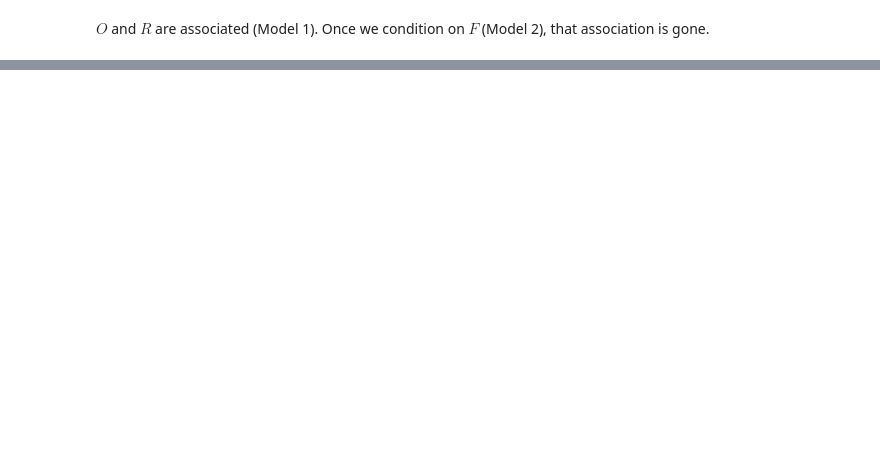
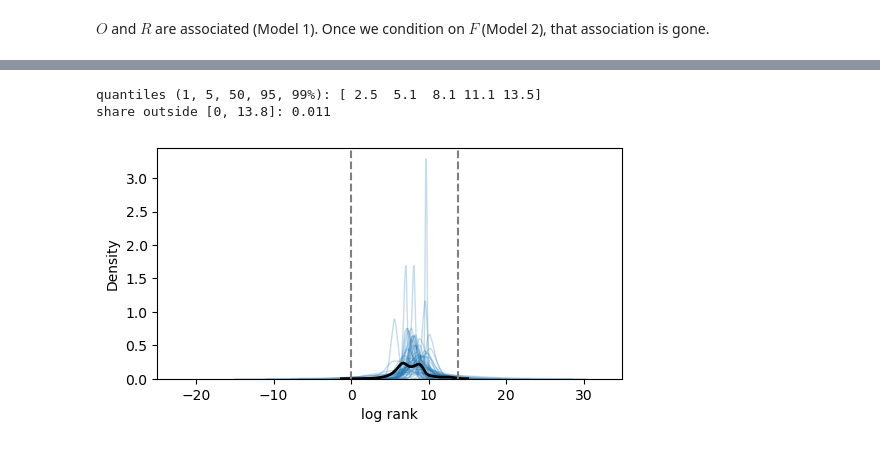
Before and after one commit to marobinette/bayesian_statistics, a Jupyter notebook: portfolio/3/portfolio.ipynb, the cells around one changed output, grey strips where cells are left out. Saved outputs shown, nothing was run; the diff lists cells and outputs as text; code cells hidden in the pictures; blank space fills up the shorter version.

Commit message:
prior predictive done

```diff
--- a/portfolio/3/portfolio.ipynb
+++ b/portfolio/3/portfolio.ipynb
@@ -244,0 +333,52 @@ fit2.summary()
+# %%
+prior_predictive_stan = r"""
+data {
+  int<lower=1> N;
+  int<lower=2> K;
+  matrix[N, K] X;
+  real alpha_mean;
+  real<lower=0> alpha_sd;
+  real<lower=0> beta_sd;
+}
+generated quantities {
+  vector[K] beta;
+  real<lower=0> sigma = exponential_rng(1);
+  beta[1] = normal_rng(alpha_mean, alpha_sd);
+  for (k in 2:K) {
+    beta[k] = normal_rng(0, beta_sd);
+  }
+  array[N] real y_rep = normal_rng(X * beta, sigma);
+}
+"""
+# %%
+pp_path = Path("prior_predictive.stan")
+pp_path.write_text(prior_predictive_stan)
+pp_model = CmdStanModel(stan_file=str(pp_path))
+
+# The blue curves now cluster around 5 to 10 instead of running from 1 to 17,
+# and the centers of the curves sit inside the dashed lines.
+# Centering removed the slope-times-uncentered-predictor effect
+
+o_centered = sites['O'] - sites['O'].mean()
+f_centered = sites['F'] / 10 - (sites['F'] / 10).mean()
+
+X_real_c = np.column_stack([np.ones(len(sites)), o_centered, f_centered])
+pp_data_c = dict(N=len(sites), K=3, X=X_real_c, alpha_mean=8, alpha_sd=1, beta_sd=0.5)
+
+pp_fit_c = pp_model.sample(data=pp_data_c, fixed_param=True, chains=1,
+                           iter_sampling=1000, seed=6300, show_progress=False)
+y_rep_c = pp_fit_c.stan_variable("y_rep")
+
+print("quantiles (1, 5, 50, 95, 99%):", np.quantile(y_rep_c, [0.01, 0.05, 0.5, 0.95, 0.99]).round(1))
+print("share outside [0, 13.8]:", np.mean((y_rep_c < 0) | (y_rep_c > 13.8)).round(3))
+
+fig, ax = plt.subplots(figsize=(6, 3))
+for i in range(50):
+    sns.kdeplot(y_rep_c[i], ax=ax, color="C0", alpha=0.25, lw=1)
+sns.kdeplot(sites['R'], ax=ax, color="k", lw=2)
+ax.axvline(0, color="0.5", linestyle="--")
+ax.axvline(13.8, color="0.5", linestyle="--")
+ax.set_xlim(-25, 35)
+ax.set_xlabel("log rank")
+plt.savefig("figures/prior_predictive_centered.png", bbox_inches="tight", dpi=300)
+# %% [output]
@@ -244,0 +390,3 @@ fit2.summary()
+quantiles (1, 5, 50, 95, 99%): [ 2.5  5.1  8.1 11.1 13.5]
+share outside [0, 13.8]: 0.011
+[figure, added]
```
Also changed, not shown: parts of 14 cells of this notebook, 9 other files.
